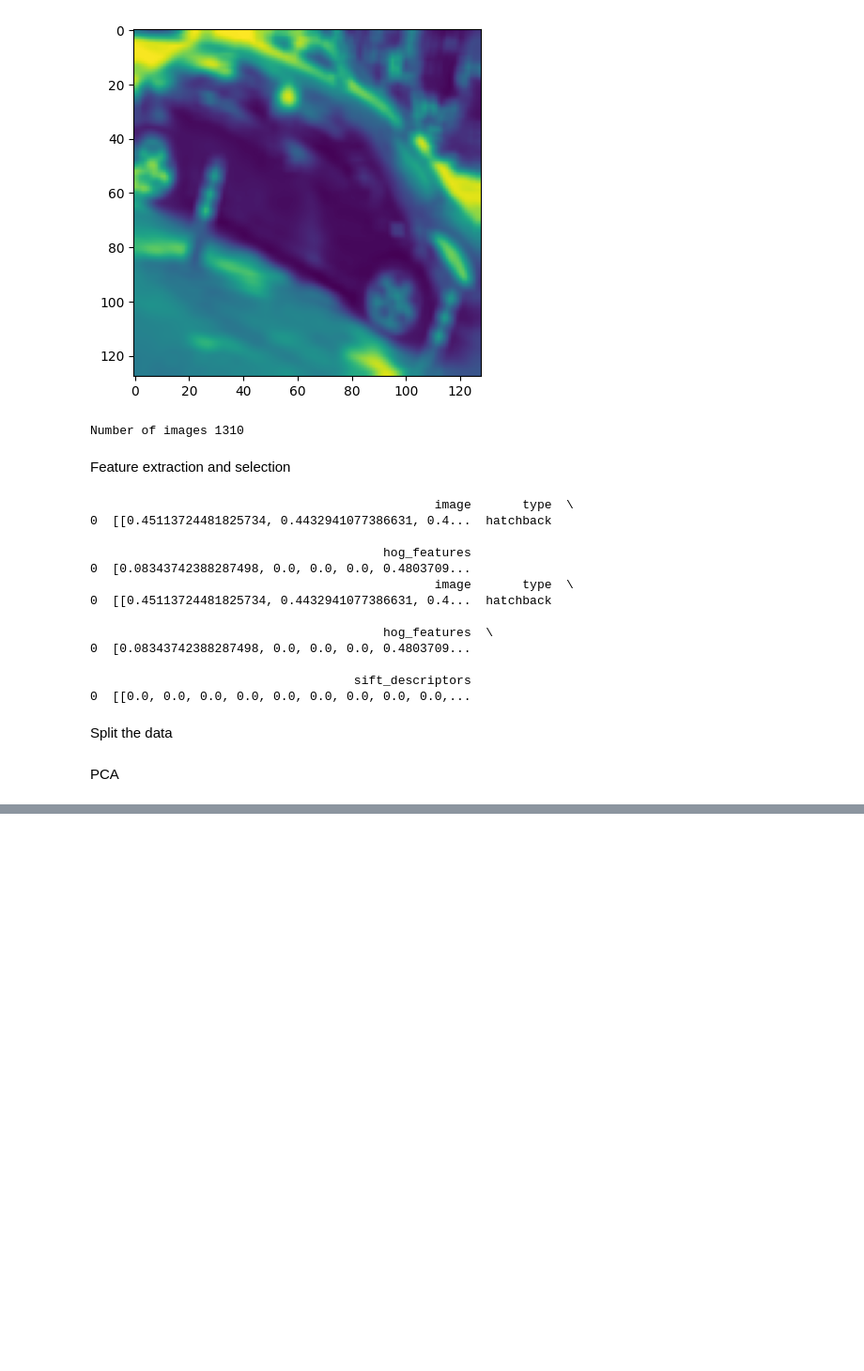
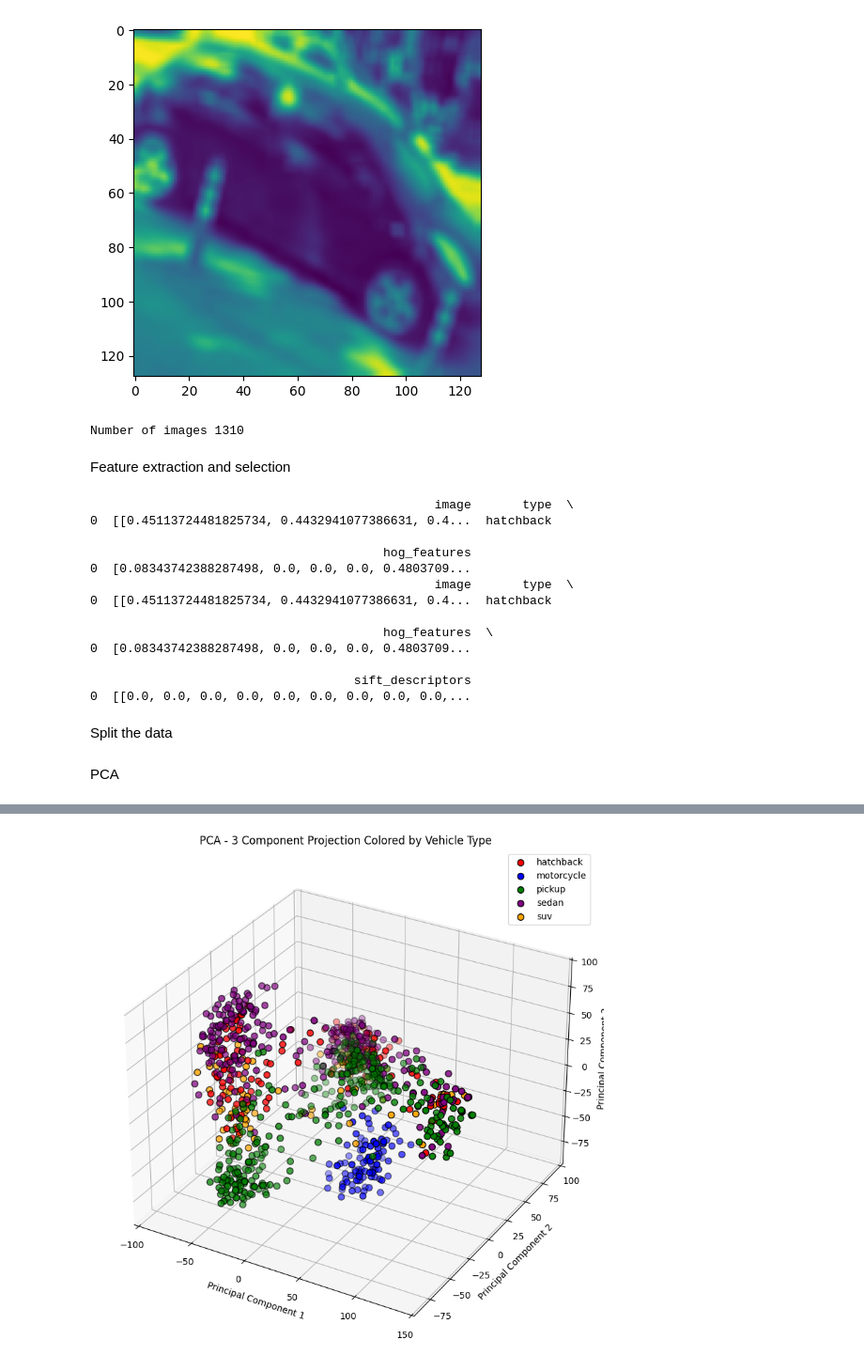
Before and after one commit to MollersThrane/IT3212-assignments, a Jupyter notebook: Assignment 4/preprocessing.ipynb, the cells around one changed output, grey strips where cells are left out. Shown: that part at 94% size. Cells and saved outputs as stored; diff of their text form; code cells hidden in the pictures; blank space fills up the shorter version.

```diff
--- a/Assignment 4/preprocessing.ipynb
+++ b/Assignment 4/preprocessing.ipynb
@@ -148,14 +148,29 @@ flattened_train = expand_and_flatten_columns(train_data, ["hog_features", "sift_
 scaler = StandardScaler()
 scaled_train_data = scaler.fit_transform(flattened_train)
 
-# Apply PCA
-pca = PCA(n_components=5)
+# Apply PCA to retain 80% of the variance
+pca = PCA(n_components=0.8)
 train_pcs = pca.fit_transform(scaled_train_data)
 
 # Create a DataFrame with the principal components
-pca_df = pd.DataFrame(data=train_pcs, columns=['PC1', 'PC2', 'PC3', 'PC4', 'PC5'])
-pca_df.insert(1, "type", train_validation["type"])
-print(pca_df.head(10))
+pca_columns = [f'PC{i+1}' for i in range(train_pcs.shape[1])]
+pca_df = pd.DataFrame(data=train_pcs, columns=pca_columns)
+
+# Reverse one-hot encoding to get the 'type' column
+type_columns = ['type_hatchback', 'type_motorcycle', 'type_pickup', 'type_sedan', 'type_suv']
+train_validation_reset = train_validation.reset_index(drop=True)
+
+# Check for Missing Type Columns
+missing_cols = set(type_columns) - set(train_validation_reset.columns)
+if missing_cols:
+    raise ValueError(f"The following type columns are missing in 'train_validation': {missing_cols}")
+
+# Ensure Only One Type is Active per Row
+if (train_validation_reset[type_columns].sum(axis=1) != 1).any():
+    raise ValueError("Each row in 'train_validation' should have exactly one type active (one-hot encoded).")
+
+# Perform Reverse One-Hot Encoding
+pca_df['type'] = train_validation_reset[type_columns].idxmax(axis=1).str.replace('type_', '')
 
 # Define a color mapping for each vehicle type
 color_mapping = {
@@ -169,15 +184,63 @@ color_mapping = {
 # Map the 'type' column to colors
 pca_df['color'] = pca_df['type'].map(color_mapping)
 
-# Plot
-plt.figure(figsize=(10, 8))
-for vehicle_type, color in color_mapping.items():
-    subset = pca_df[pca_df['type'] == vehicle_type]
-    plt.scatter(subset['PC1'], subset['PC2'], c=color, label=vehicle_type, edgecolor='k', s=50)
-plt.xlabel('Principal Component 1')
-plt.ylabel('Principal Component 2')
-plt.title('PCA - 2 Component Projection Colored by Vehicle Type')
-plt.legend()
-plt.grid()
-plt.show()
+# 3D Plot
+if train_pcs.shape[1] >= 3:
+    fig = plt.figure(figsize=(12, 10))
+    ax = fig.add_subplot(111, projection='3d')
+    for vehicle_type, color in color_mapping.items():
+        subset = pca_df[pca_df['type'] == vehicle_type]
+        ax.scatter(subset['PC1'], subset['PC2'], subset['PC3'], c=color, label=vehicle_type, edgecolor='k', s=50)
+    ax.set_xlabel('Principal Component 1')
+    ax.set_ylabel('Principal Component 2')
+    ax.set_zlabel('Principal Component 3')
+    ax.set_title('PCA - 3 Component Projection Colored by Vehicle Type')
+    ax.legend()
+    plt.show()
+else:
+    # 2D Plot if less than 3 components are retained
+    plt.figure(figsize=(10, 8))
+    for vehicle_type, color in color_mapping.items():
+        subset = pca_df[pca_df['type'] == vehicle_type]
+        plt.scatter(subset['PC1'], subset['PC2'], c=color, label=vehicle_type, edgecolor='k', s=50)
+    plt.xlabel('Principal Component 1')
+    plt.ylabel('Principal Component 2')
+    plt.title('PCA - 2 Component Projection Colored by Vehicle Type')
+    plt.legend()
+    plt.grid()
+    plt.show()
+
+pca_df.drop(columns=["color"]).to_csv("./train_pca.csv", index=False)
+
+
+# Expand and flatten the specified columns
+flattened_test = expand_and_flatten_columns(test_data, ["hog_features", "sift_descriptors"])
+
+# Standardize the data
+scaled_test_data = scaler.transform(flattened_test)
+
+# Apply PCA to retain 80% of the variance
+test_pcs = pca.transform(scaled_test_data)
+
+# Create a DataFrame with the principal components
+pca_columns_test = [f'PC{i+1}' for i in range(test_pcs.shape[1])]
+pca_df_test = pd.DataFrame(data=test_pcs, columns=pca_columns_test)
+
+# Reverse one-hot encoding to get the 'type' column
+type_columns = ['type_hatchback', 'type_motorcycle', 'type_pickup', 'type_sedan', 'type_suv']
+test_validation_reset = test_validation.reset_index(drop=True)
+
+# Check for Missing Type Columns
+missing_cols = set(type_columns) - set(test_validation_reset.columns)
+if missing_cols:
+    raise ValueError(f"The following type columns are missing in 'train_validation': {missing_cols}")
+
+# Ensure Only One Type is Active per Row
+if (test_validation_reset[type_columns].sum(axis=1) != 1).any():
+    raise ValueError("Each row in 'train_validation' should have exactly one type active (one-hot encoded).")
+
+# Perform Reverse One-Hot Encoding
+pca_df_test['type'] = test_validation_reset[type_columns].idxmax(axis=1).str.replace('type_', '')
+
+pca_df_test.to_csv("./test_pca.csv", index=False)
 # %% [output]
@@ -184,0 +247 @@ KeyError: 'type'
+[figure, added]
```
Also changed, not shown: parts of 1 cell of this notebook, 1 other file.
